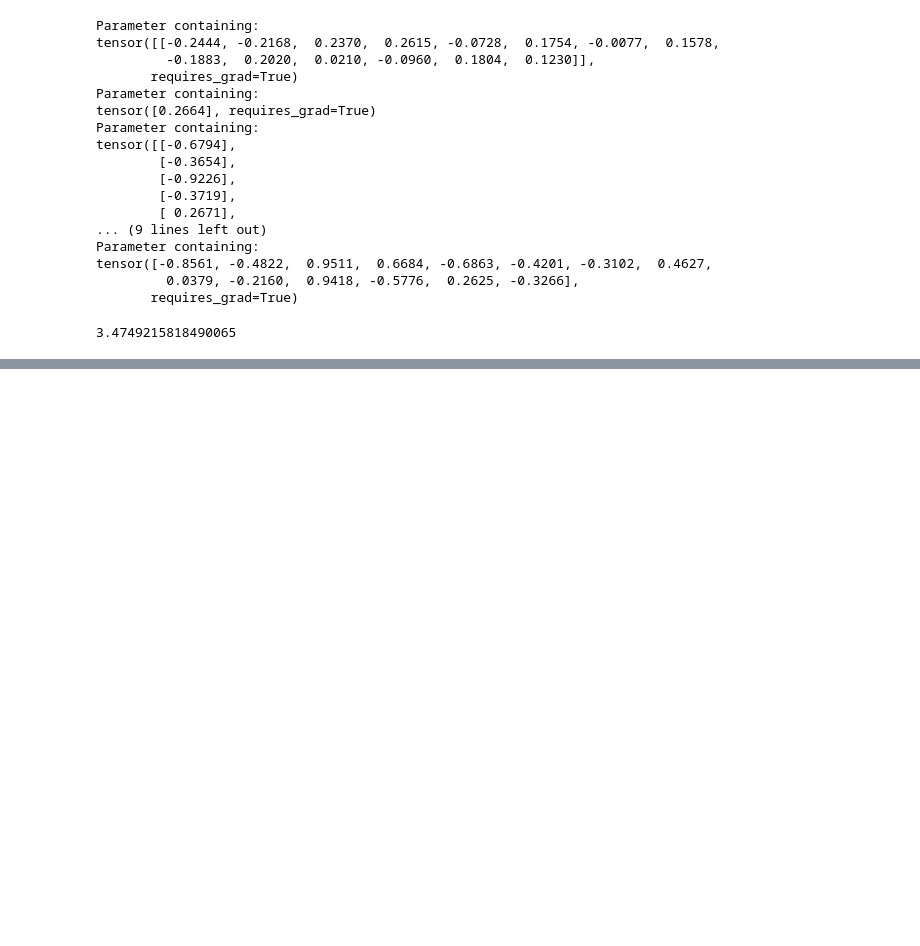
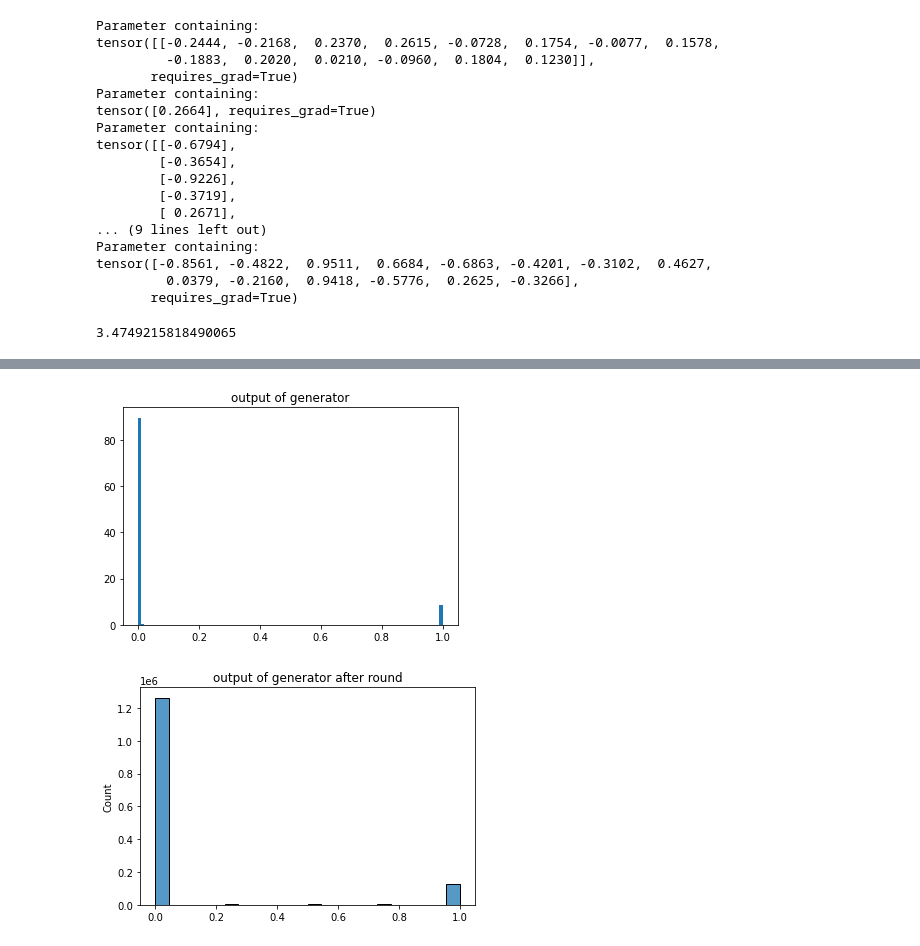
Before and after one commit to DengNaichen/gansForPolymer, a Jupyter notebook: Naicheng/res/log.ipynb, the cells around one changed output, grey strips where cells are left out. Saved outputs shown, nothing was run; the diff lists cells and outputs as text; code cells hidden in the pictures; blank space fills up the shorter version.

```diff
--- a/Naicheng/res/log.ipynb
+++ b/Naicheng/res/log.ipynb
@@ -106,0 +109,3 @@ nn.n_n_distance(coordinates)
+# %%
+import fnn.three_layers as three_layers
+generator = three_layers.GeneratorNet(14, 14)
@@ -106,0 +127,8 @@ nn.n_n_distance(coordinates)
+# %%
+i = 10
+check_point = torch.load(f'../experiments/11_1/three_layers_gen_{100 * i}.pth.tar')
+generator.load_state_dict(check_point['gen_state_dict'])
+check_output_hist(generator, 100, 14, 100000)
+# %% [output]
+[figure, added]
+[figure, added]
```
Also changed, not shown: parts of 7 cells of this notebook, 5 other files.
